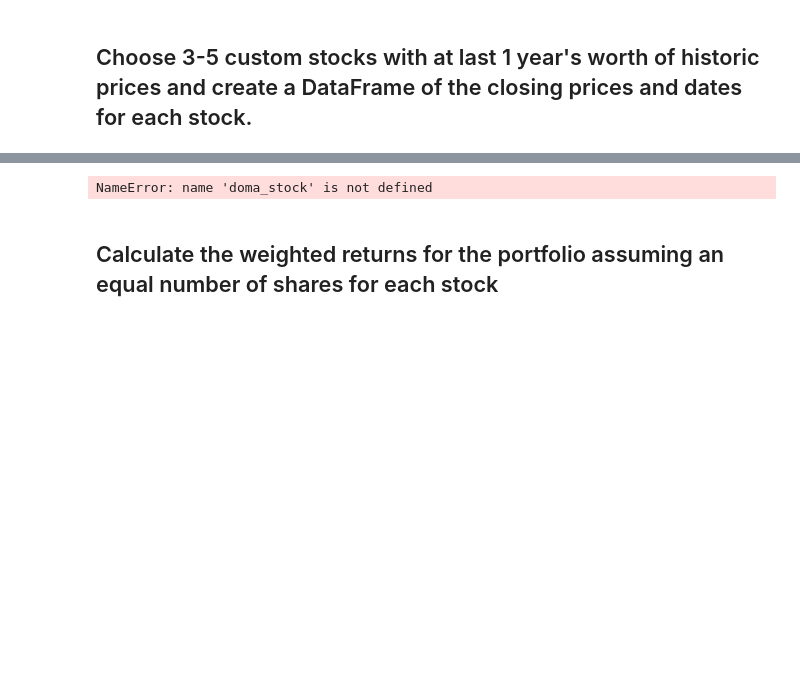
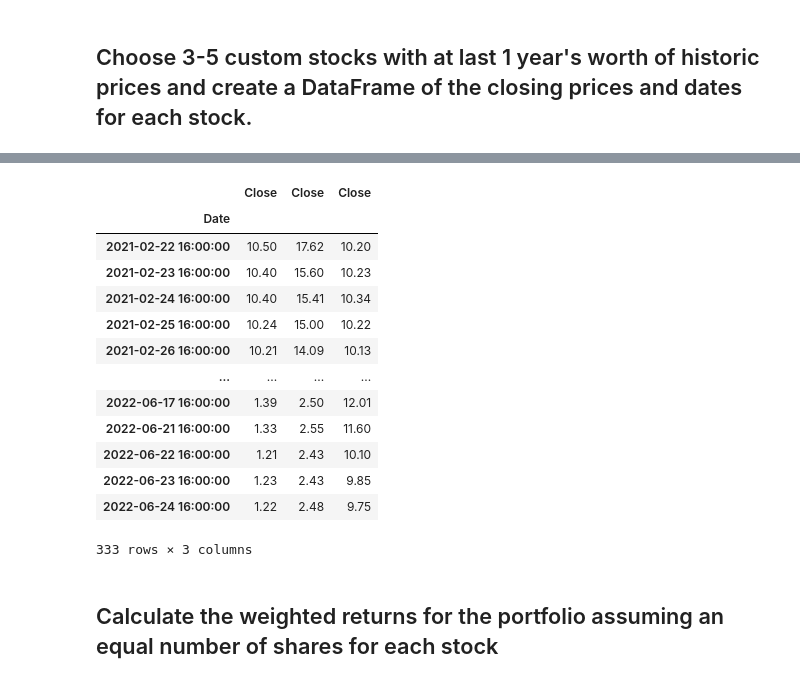
Before and after one commit to kingdee60/Whale-Analysis, a Jupyter notebook: unit 4 challenge/Starter_Code/whale_analysis.ipynb, the cells around one changed output, grey strips where cells are left out. Saved outputs shown, nothing was run; the diff lists cells and outputs as text; code cells hidden in the pictures; blank space fills up the shorter version.

```diff
--- a/unit 4 challenge/Starter_Code/whale_analysis.ipynb
+++ b/unit 4 challenge/Starter_Code/whale_analysis.ipynb
@@ -436,7 +438,7 @@ In this section, you will build your own portfolio of stocks, calculate the retu
 ## Choose 3-5 custom stocks with at last 1 year's worth of historic prices and create a DataFrame of the closing prices and dates for each stock.
 # %%
 # Reading data from 1st stock
-doma_stock = path("Doma_history.csv")
-doma_stock = pd.read_csv(Doma_history)
-doma_stock.head
+doma_history = Path("Doma_history.csv")
+doma_history = pd.read_csv(doma_history, index_col='Date', parse_dates=True, infer_datetime_format=True)
+doma_history.head
 # %% [output]
@@ -444,6 +460,6 @@ NameError: name 'path' is not defined
 # %%
 # Reading data from 2nd stock
-Faraday_Future_stock = path("FFIE_history.csv")
-Faraday_Future_stock = pd.read_csv(FFIE_history)
-Faraday_Future_stock.head
+FFIE_history = Path("FFIE_history.csv")
+FFIE_history = pd.read_csv(FFIE_history, index_col='Date', parse_dates=True, infer_datetime_format=True)
+FFIE_history.head
 # %% [output]
@@ -451,6 +481,6 @@ NameError: name 'path' is not defined
 # %%
 # Reading data from 3rd stock
-Redbox_stock = path("Redbox_history.csv")
-Redbox_stock = pd.read_csv(Redbox_history)
-Redbox_stock.head
+Redbox_history = Path("Redbox_history.csv")
+Redbox_history = pd.read_csv(Redbox_history, index_col='Date', parse_dates=True, infer_datetime_format=True)
+Redbox_history.head
 # %% [output]
@@ -458,8 +502,22 @@ NameError: name 'path' is not defined
 # %%
 # Combine all stocks in a single DataFrame
-combined_data_stocks = pd.concat(doma_stock, Faraday_Future_stock, Redbox_stock)
+combined_data_stocks = pd.concat([doma_history, FFIE_history, Redbox_history], axis="columns", join="inner")
+combined_data_stocks
 # %% [output]
+|  | Close | Close | Close |
+| Date |  |  |  |
+| 2021-02-22 16:00:00 | 10.50 | 17.62 | 10.20 |
+| 2021-02-23 16:00:00 | 10.40 | 15.60 | 10.23 |
+| 2021-02-24 16:00:00 | 10.40 | 15.41 | 10.34 |
+| 2021-02-25 16:00:00 | 10.24 | 15.00 | 10.22 |
+| 2021-02-26 16:00:00 | 10.21 | 14.09 | 10.13 |
+| ... | ... | ... | ... |
+| 2022-06-17 16:00:00 | 1.39 | 2.50 | 12.01 |
+| 2022-06-21 16:00:00 | 1.33 | 2.55 | 11.60 |
+| 2022-06-22 16:00:00 | 1.21 | 2.43 | 10.10 |
+| 2022-06-23 16:00:00 | 1.23 | 2.43 | 9.85 |
+| 2022-06-24 16:00:00 | 1.22 | 2.48 | 9.75 |
-NameError: name 'doma_stock' is not defined
+333 rows × 3 columns
 # %%
 # Reset Date index
 # %%
```
Also changed, not shown: parts of 6 cells of this notebook, 4 other files.
